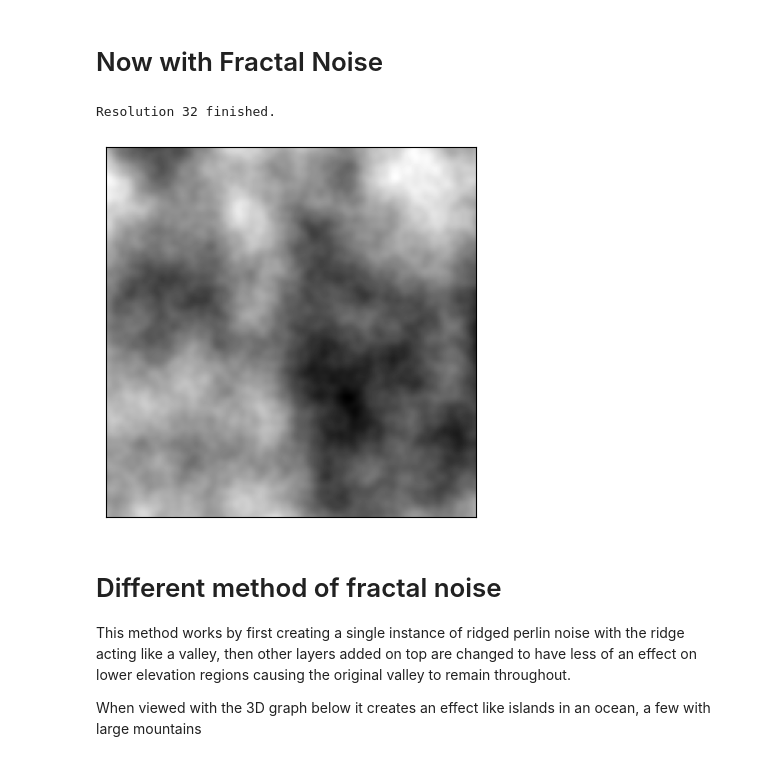
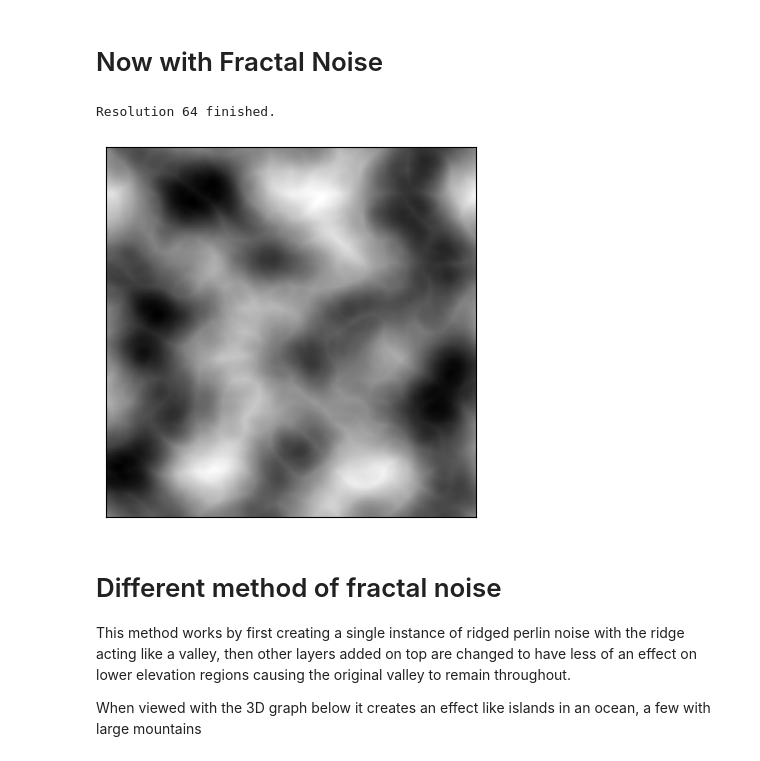
Before and after one commit to hbarton2/smooth-noise-for-terrain, a Jupyter notebook: PerlinNoise.ipynb, the cells around one changed output. Drawn from its saved outputs; the diff is of its cells as text; code cells hidden in the pictures.

Commit message:
Updated combination function input parameters

```diff
--- a/PerlinNoise.ipynb
+++ b/PerlinNoise.ipynb
@@ -185,37 +185,37 @@ def comb_func(h, z, scale=1):
     scale: percentage influence on added values
     '''
     return h+(z*scale)
 
     '''
     Comment above return statement to change the combination of noise results
     Below method workd by scaling values based on the height of the input heightmap
     meaning the height will increase more at values that are already large.
     This causes the lower elevation areas to remain more flat as well as making peaks more "peaky"
     '''
 
     s = norm_zero(h)
     return h + (((z * s) * scale))
 
 #h = norm_zero(make_perlin_heightmap(200, 2, seed=10))
 
 def f1(z):
     return -abs(z)
 
-h = fractal_noise(256, [1, 2, 4, 8, 16, 32], comb_func=comb_func, persistence=1)
+h = fractal_noise(256, [4, 8, 16, 32, 64], functions=[None, f1, f1, f1, f1], comb_func=comb_func, persistence=0.5)
 
 # h[:,:100]=norm(h[:, :100], 0, 1)
 # h[:,100:]=norm(h[:, 100:], 0, 3)
 
 # h = savgol_filter(h, window_length=10, polyorder=2)
 
 plt.imshow(norm_zero(h), cmap='grey')
 plt.xticks([])
 plt.yticks([])
-#plt.savefig('ridgedFractalExample')
+plt.imsave('fractalExample2.png', h, cmap='grey')
 plt.show()
 # %% [output]
-Resolution 32 finished.
+Resolution 64 finished.
-[figure, old version]
+[figure, new version]
 # %% [markdown]
 # Different method of fractal noise
 This method works by first creating a single instance of ridged perlin noise with the ridge acting like a valley, then other layers added on top are changed to have less of an effect on lower elevation regions causing the original valley to remain throughout.
```
Also changed, not shown: parts of 3 cells of this notebook.
